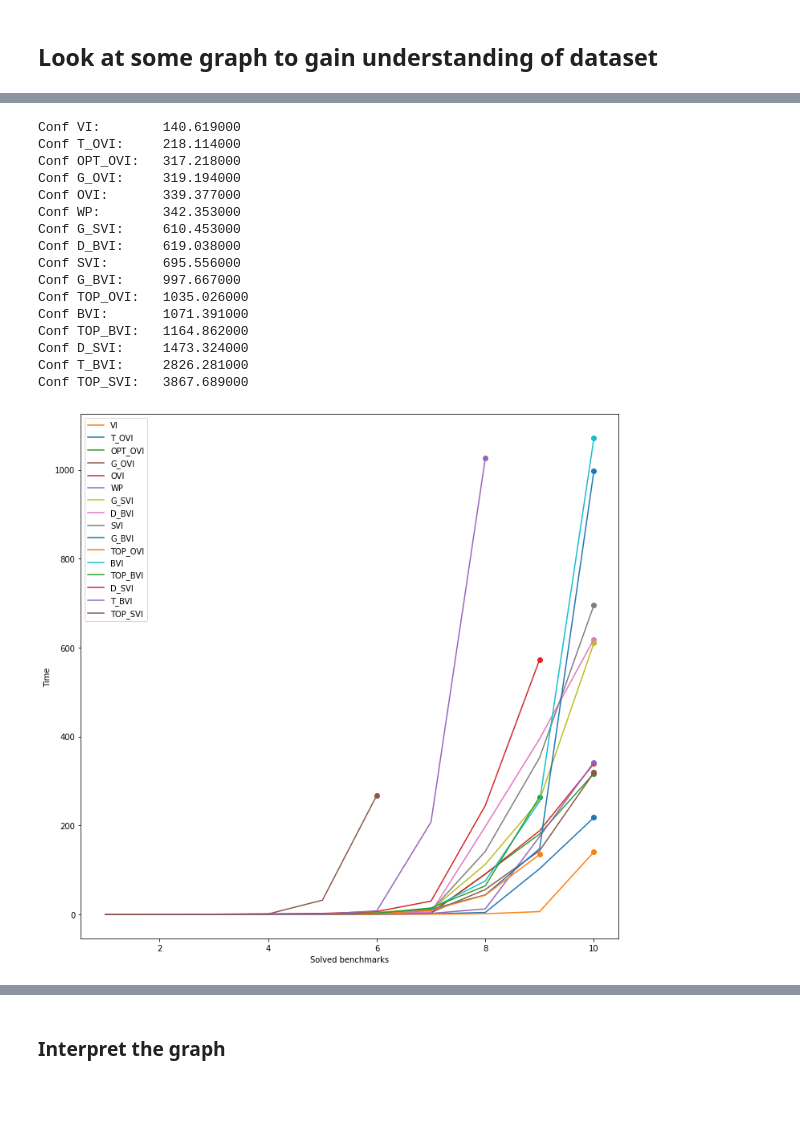
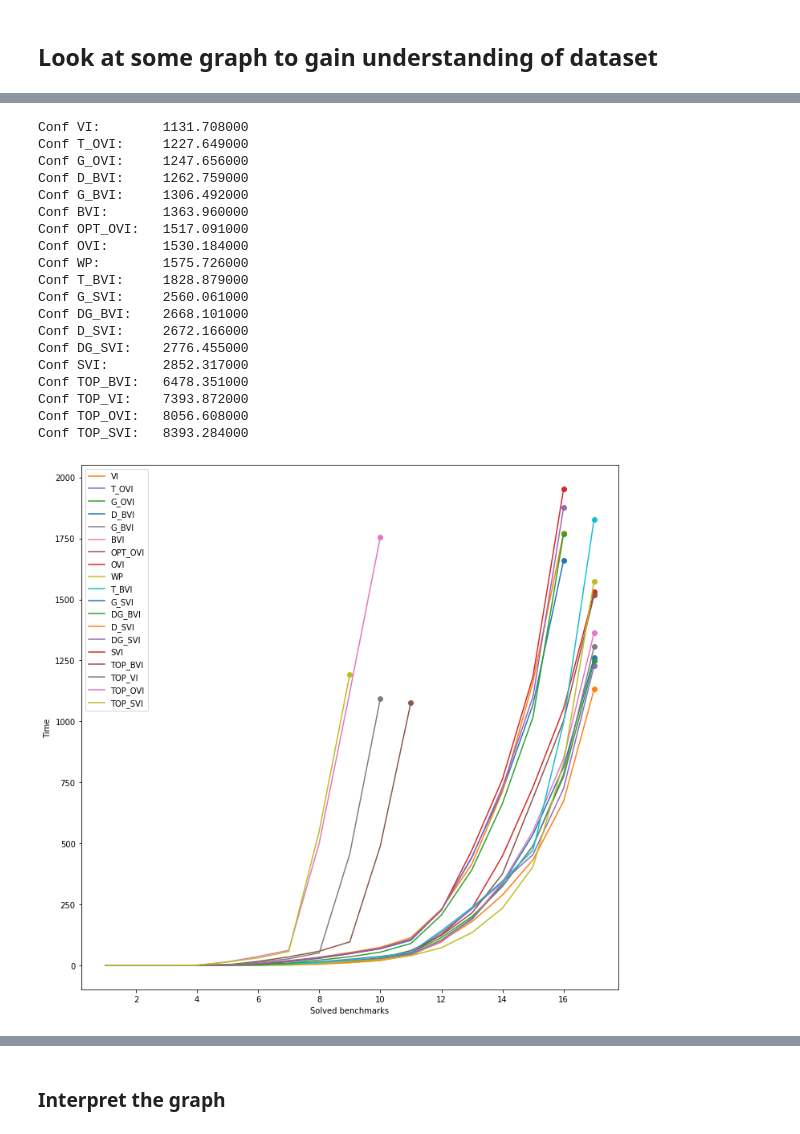
Before and after one commit to ga67vib/Algorithms-For-Stochastic-Games, a Jupyter notebook: visualizations/visualizations.ipynb, the cells around one changed output, grey strips where cells are left out. Saved outputs shown, nothing was run; the diff lists cells and outputs as text; code cells hidden in the pictures; blank space fills up the shorter version.

Commit message:
more visualizations

```diff
--- a/visualizations/visualizations.ipynb
+++ b/visualizations/visualizations.ipynb
@@ -19,6 +19,6 @@ INTERESTING_PATHS = [
     '../sasha-tacas-scripts/tacasRealModels/',
     '../sasha-tacas-scripts/tacasRandomConnected/',
 ]
-PATH_TO_CSV_FOLDER = INTERESTING_PATHS[-3]
+PATH_TO_CSV_FOLDER = INTERESTING_PATHS[-2]
 print("Chosen Path: "+PATH_TO_CSV_FOLDER)
 # %% [output]
@@ -75,14 +75,16 @@ def should_remove_model(row_to_include, analysis_keys, filter_dict):
         return True
 
     #Special Filtering Criteria for different test-suites
-    SPECIAL_FILTERS = True
+    SPECIAL_FILTERS = False
     if (SPECIAL_FILTERS):
         filter_conditions = [
             "hm_25" in row_to_include["Model"],
-            #int(row_to_include["NumStates"]) <= 7000,
+            #is_float(row_to_include["NearestTarget"]) and int(row_to_include["NearestTarget"]) > 5,
+            is_float(row_to_include["NumMaxTransitions"]) and int(row_to_include["NumMaxTransitions"]) < 10,
+            #is_float(row_to_include["NumMECs"]) and int(row_to_include["NumMECs"]) != 0,
             #int(row_to_include["NumStates"]) < 1000,
             #not "MinAct_10" in row_to_include["Model"],
-            #"MinTransProb" in row_to_include["Model"],
+            "MinTransProb_0.0001" not in row_to_include["Model"],
             #"Type-tree" in row_to_include["Model"]
         ]
 
@@ -145,6 +156,8 @@ tacas_keys = [
     "BVI",
     "D_BVI",
     "D_SVI",
+    "DG_BVI",
+    "DG_SVI",
     "G_BVI",
     "G_OVI",
     "G_SVI",
@@ -154,7 +167,7 @@ tacas_keys = [
     "TOP_BVI",
     "TOP_OVI",
     "TOP_SVI",
-    #"TOP_VI",
+    "TOP_VI",
     "T_BVI",
     "T_OVI",
     #"T_SVI",
@@ -539,6 +561,8 @@ plt.show()
 # %%
 # Since we want to sort legend by when an algo stops (So e.g. condon first, as it solves only 5), we need this method to find min.
 # for_ordering is a dict that maps each algo to a tuple: (Number of solved benchmarks, time to solve them all)
+mydict = dict()
+
 def my_min(for_ordering):
     min = (math.inf,math.inf) #certainly greater, as only 34 benchmarks
     min_algo = "None"
@@ -584,50 +608,53 @@ x = range(1,len(data["NumStates"])+1)
 legend_sorting = []
 runtimes = dict()
 for conf in config_keys:
     runtimes[conf] = np.array(data[conf]).sum()
     legend_sorting.append([conf, runtimes[conf]])
 legend_sorting.sort(key = lambda x : x[1])
 for conf in legend_sorting:
     print("Conf %s: \t%f" % (conf[0], conf[1]))
 
 ordered_algos.reverse()
 for algo in ordered_algos:
     y = [sum(myDict[algo][:i+1]) for i in range(0,len(myDict[algo])) if myDict[algo][i] != PENTALY_FOR_NOT_FINISHING]
     ax1.plot([i for i in x if i<=len(myDict[algo])],y, label=algo)
     ax1.scatter(x[len(myDict[algo])-1],y[len(myDict[algo])-1])
     handles, labels = ax1.get_legend_handles_labels()
     # sort both labels and handles by labels
     labels, handles = zip(*sorted(zip(labels, handles), key=lambda t: runtimes[t[0]]))
     #print(labels)
     #print(handles)
     ax1.legend(handles, labels)
     #plt.legend(loc="upper left")
 
     """
     if algo == "19":
     ax1.plot([i for i in x if i<=len(myDict[algo])],y, label=algo, c='tab:brown', zorder=1)
     ax1.scatter(x[len(myDict[algo])-1],y[len(myDict[algo])-1], s=30, marker='*', c='tab:brown', zorder=2)
     """
 
 #fig2.savefig('Time2Bench')
 # %% [output]
-Conf VI:        140.619000
-Conf T_OVI:     218.114000
-Conf OPT_OVI:   317.218000
-Conf G_OVI:     319.194000
-Conf OVI:       339.377000
-Conf WP:        342.353000
-Conf G_SVI:     610.453000
-Conf D_BVI:     619.038000
-Conf SVI:       695.556000
-Conf G_BVI:     997.667000
-Conf TOP_OVI:   1035.026000
-Conf BVI:       1071.391000
-Conf TOP_BVI:   1164.862000
-Conf D_SVI:     1473.324000
-Conf T_BVI:     2826.281000
-Conf TOP_SVI:   3867.689000
+Conf VI:        1131.708000
+Conf T_OVI:     1227.649000
+Conf G_OVI:     1247.656000
+Conf D_BVI:     1262.759000
+Conf G_BVI:     1306.492000
+Conf BVI:       1363.960000
+Conf OPT_OVI:   1517.091000
+Conf OVI:       1530.184000
+Conf WP:        1575.726000
+Conf T_BVI:     1828.879000
+Conf G_SVI:     2560.061000
+Conf DG_BVI:    2668.101000
+Conf D_SVI:     2672.166000
+Conf DG_SVI:    2776.455000
+Conf SVI:       2852.317000
+Conf TOP_BVI:   6478.351000
+Conf TOP_VI:    7393.872000
+Conf TOP_OVI:   8056.608000
+Conf TOP_SVI:   8393.284000
-[figure, old version]
+[figure, new version]
 # %%
 #Use scale that doubles itself (as in OVI paper)
 algo_on_x = "BVI"
```
Also changed, not shown: parts of 23 cells of this notebook.
